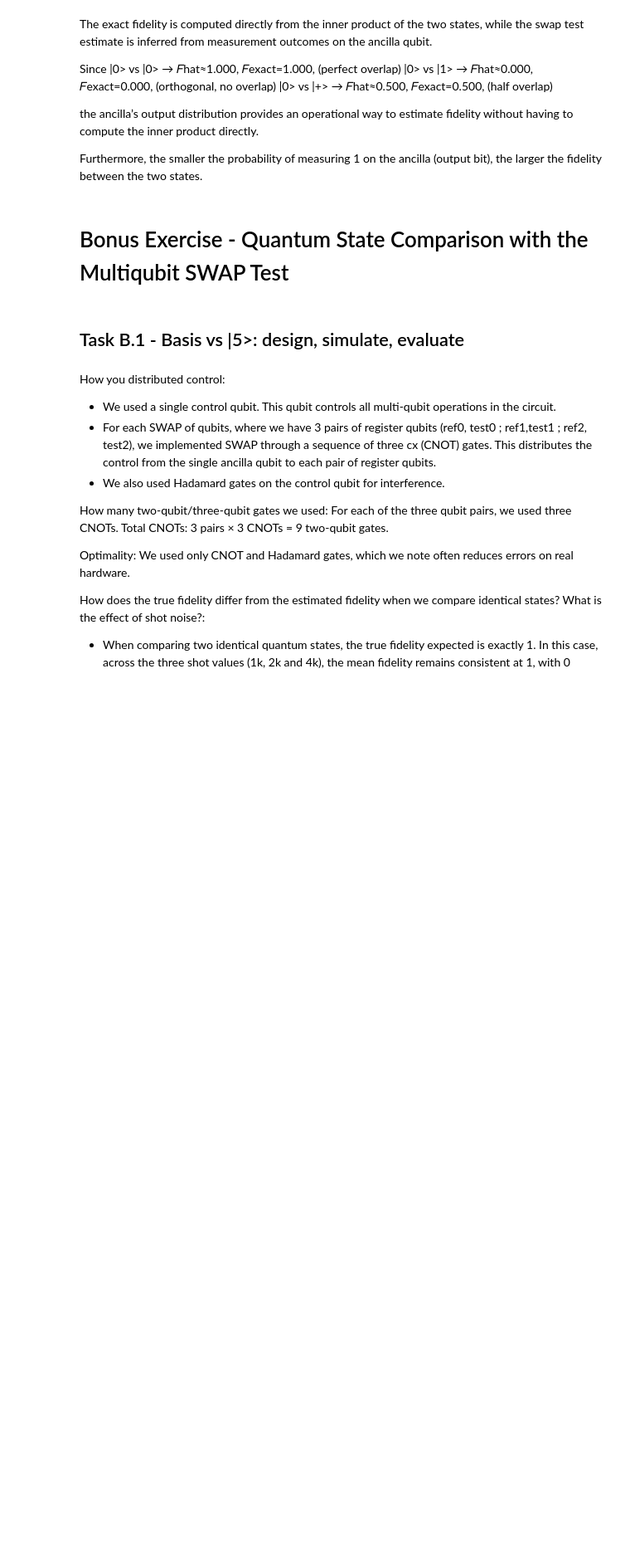
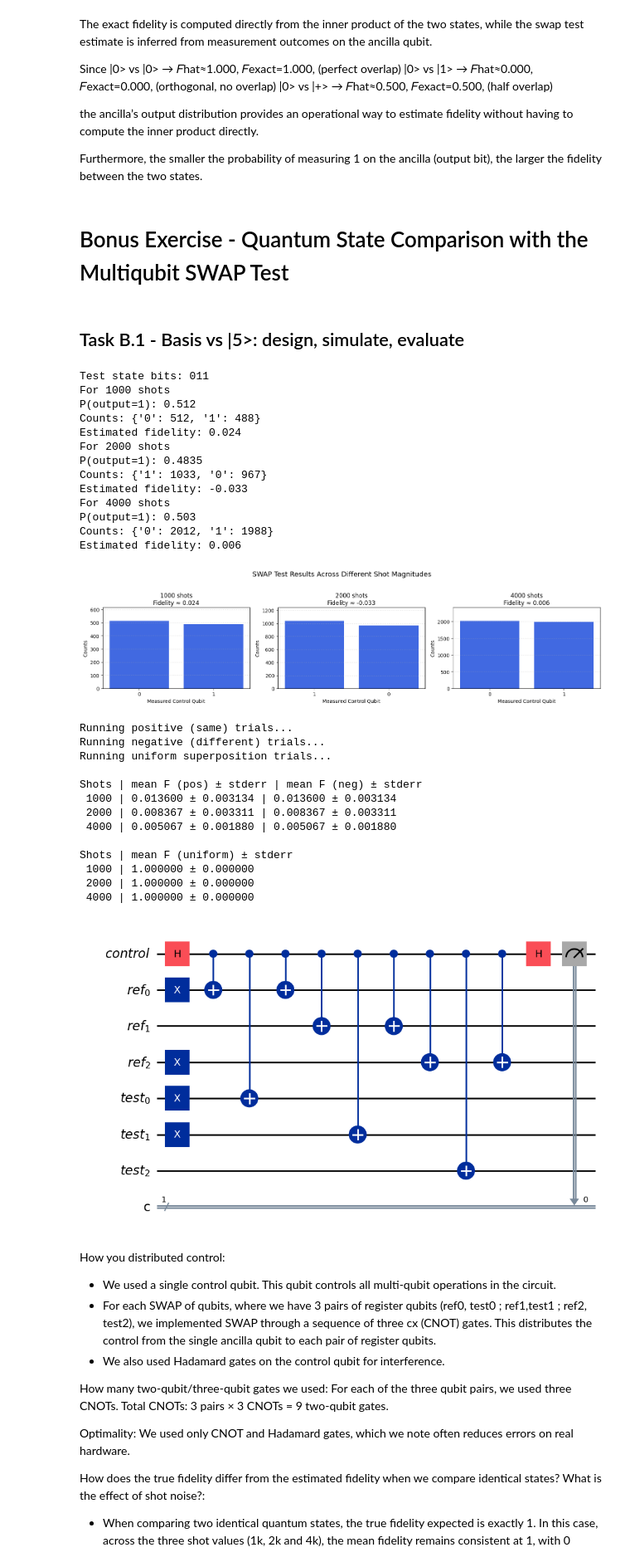
Before and after one commit to btanagho/dd2367Project, a Jupyter notebook: Assignments/Assignment2_Group3.ipynb, the cells around one changed output. Shown at 83% size. Saved outputs shown, nothing was run; the diff lists cells and outputs as text; code cells hidden in the pictures; blank space fills up the shorter version.

```diff
--- a/Assignments/Assignment2_Group3.ipynb
+++ b/Assignments/Assignment2_Group3.ipynb
@@ -376,17 +387,16 @@ def repeated_experiment(test_prep_fn, shots_list=[1000,2000,4000], repeats=30, t
         for r in range(repeats):
             qc, test_bits = swap_test_circuit(test_prep_fn)
             p4, counts, tqc = run_one(qc, shots=s, seed=r+100)
-            F_hat = 2*p4 - 1
+            # Ensure p4 is in [0, 1]
+            p4 = max(0.0, min(1.0, p4))
+            F_hat = 2 * p4 - 1
+            # Clip F_hat to [0, 1]
+            F_hat = max(0.0, min(1.0, F_hat))
             F_list.append(F_hat)
         mu = mean(F_list)
         se = (stdev(F_list) / math.sqrt(len(F_list))) if len(F_list) > 1 else 0.0
         results[s] = {'mean_F': mu, 'stderr': se, 'raw': F_list}
     return results
-
-# Defining test and preparation functions
-# Taking positive as k=5 and negative as k!=5
-reference_index = 5  # |101>
-negative_index = 3   # |011|
 
 def test_prep_same(qc, reg):
     return prepare_basis_on(qc, reg, reference_index)
@@ -457,33 +467,62 @@ shots_list = [1000, 2000, 4000]
 repeats = 30
 
 print("\nRunning positive (same) trials...")
 res_pos = repeated_experiment(test_prep_same, shots_list=shots_list, repeats=repeats, test_label='same')
 print("Running negative (different) trials...")
 res_neg = repeated_experiment(test_prep_diff, shots_list=shots_list, repeats=repeats, test_label='diff')
 print("Running uniform superposition trials...")
 res_uni = repeated_experiment(test_prep_uniform, shots_list=shots_list, repeats=repeats, test_label='uniform')
 
 # Print evaluation results
 print("\nShots | mean F (pos) ± stderr | mean F (neg) ± stderr")
 for s in shots_list:
     mp = res_pos[s]['mean_F']; sp = res_pos[s]['stderr']
     mn = res_neg[s]['mean_F']; sn = res_neg[s]['stderr']
     print(f"{s:5d} | {mp:0.6f} ± {sp:0.6f} | {mn:0.6f} ± {sn:0.6f}")
 
 # Sanity check for Identical States L=R
 # Expected yield for mean F : 1
 print("\nShots | mean F (uniform) ± stderr")
 for s in shots_list:
     mu = res_uni[s]['mean_F']; su = res_uni[s]['stderr']
     print(f"{s:5d} | {mu:0.6f} ± {su:0.6f}")
 
 # Sanity check for Different basis states (|000> cs |111>)
 # Expected yield for mean F : ~0
 
 
 # Draw circuit
 fig = qc.draw("mpl")
 display(fig)
+# %% [output]
+Test state bits: 011
+For 1000 shots
+P(output=1): 0.512
+Counts: {'0': 512, '1': 488}
+Estimated fidelity: 0.024
+For 2000 shots
+P(output=1): 0.4835
+Counts: {'1': 1033, '0': 967}
+Estimated fidelity: -0.033
+For 4000 shots
+P(output=1): 0.503
+Counts: {'0': 2012, '1': 1988}
+Estimated fidelity: 0.006
+[figure, added]
+Running positive (same) trials...
+Running negative (different) trials...
+Running uniform superposition trials...
+
+Shots | mean F (pos) ± stderr | mean F (neg) ± stderr
+ 1000 | 0.013600 ± 0.003134 | 0.013600 ± 0.003134
+ 2000 | 0.008367 ± 0.003311 | 0.008367 ± 0.003311
+ 4000 | 0.005067 ± 0.001880 | 0.005067 ± 0.001880
+
+Shots | mean F (uniform) ± stderr
+ 1000 | 1.000000 ± 0.000000
+ 2000 | 1.000000 ± 0.000000
+ 4000 | 1.000000 ± 0.000000
+[figure, added]
 # %% [markdown]
 How you distributed control:
 - We used a single control qubit. This qubit controls all multi-qubit operations in the circuit.
```
Also changed, not shown: parts of 11 cells of this notebook.
